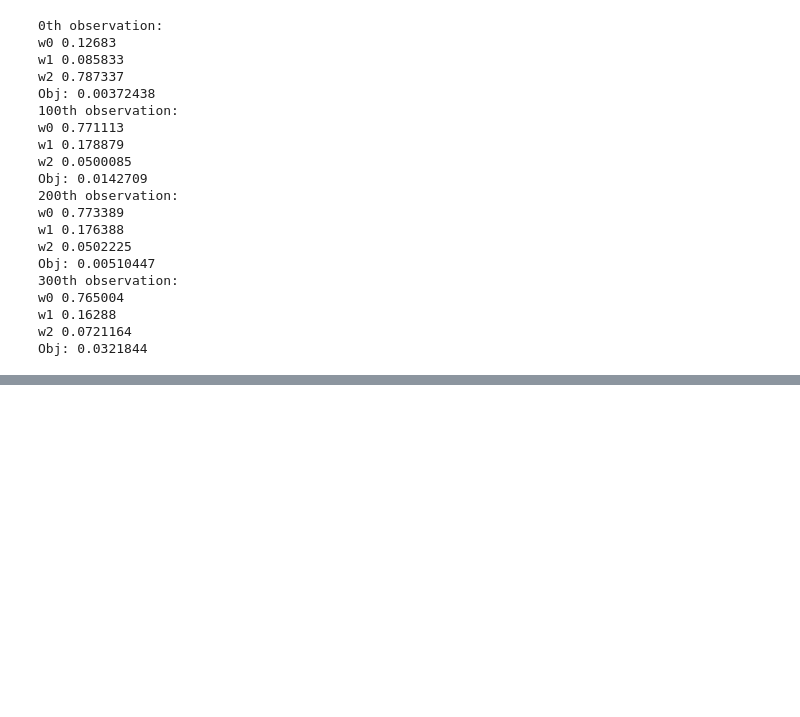
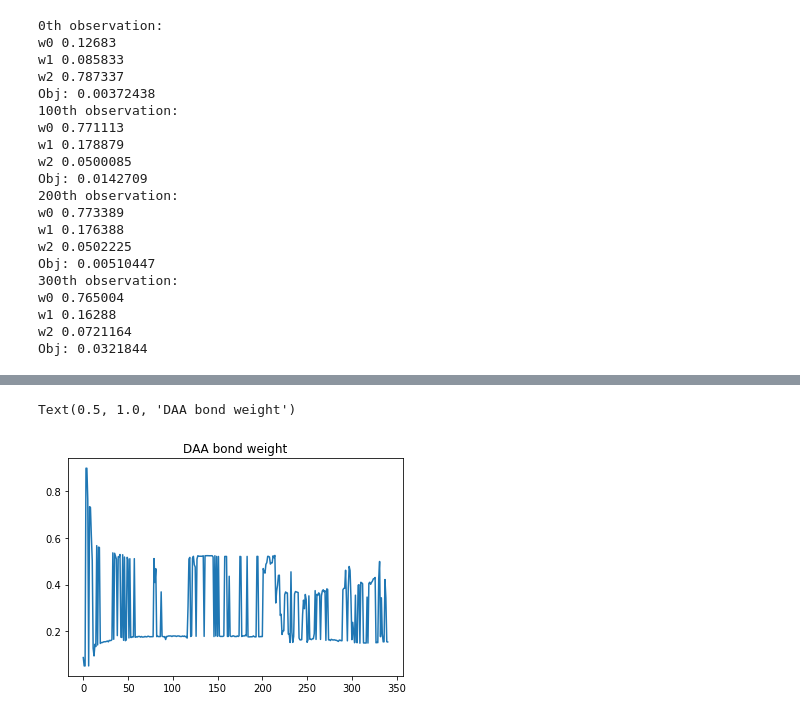
Before and after one commit to dk2791/Projects, a Jupyter notebook: Financial Engineering/Portfolio Management/prelim_v3.ipynb, the cells around one changed output, grey strips where cells are left out. Cells and saved outputs as stored; diff of their text form; code cells hidden in the pictures; blank space fills up the shorter version.

```diff
--- a/Financial Engineering/Portfolio Management/prelim_v3.ipynb
+++ b/Financial Engineering/Portfolio Management/prelim_v3.ipynb
@@ -1249,0 +1256,6 @@ Obj: 0.0321844
+# %%
+plt.plot(w[:,1])
+plt.title("DAA bond weight")
+# %% [output]
+Text(0.5, 1.0, 'DAA bond weight')
+[figure, added]
```
Also changed, not shown: parts of 59 cells of this notebook.
